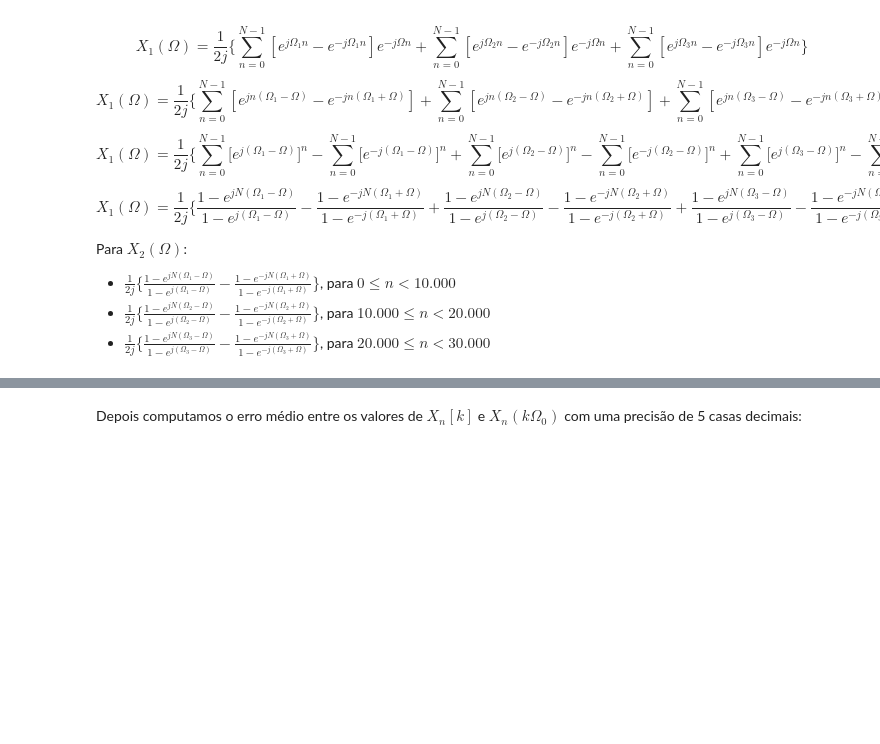
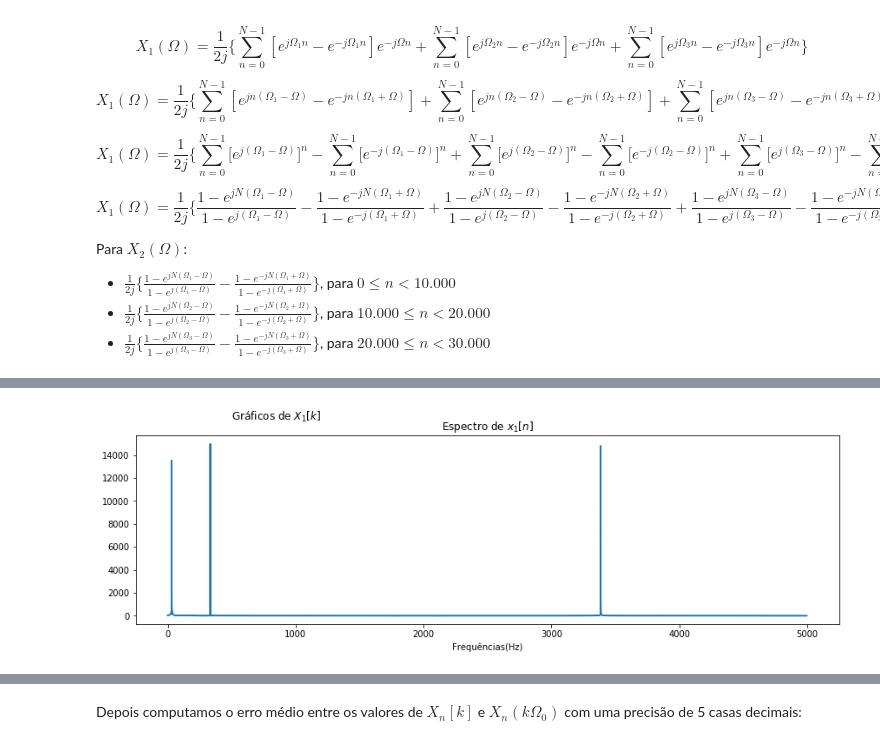
Before and after one commit to ecalasans/pds_-2, a Jupyter notebook: p2.ipynb, the cells around one changed output, grey strips where cells are left out. Saved outputs shown, nothing was run; the diff lists cells and outputs as text; code cells hidden in the pictures; blank space fills up the shorter version.

```diff
--- a/p2.ipynb
+++ b/p2.ipynb
@@ -213,0 +194,83 @@ x2FFT = np.fft.fft(x2_n.ys)
+# %%
+# Calcula o x1 para 3s
+x1_n = x1_t.make_wave(duration=3, start=0, framerate=FREQ_AMOSTRAGEM)
+
+# Tamanho do sinal
+tam_x1_n = len(x1_n)
+tam_x2_n = len(x2_n)
+
+# Resolução de frequência para 30000 pontos
+Omega0 = DOIS_PI/30000
+
+# Intervalo de frequências
+OmegaX1 = np.arange(0, tam_x1_n) * Omega0
+OmegaX2 = np.arange(0, tam_x2_n) * Omega0
+
+# FFT de x1[n]
+x1FFT = np.fft.fft(x1_n.ys)
+
+# FFT de x2[n]
+x2FFT = np.fft.fft(x2_n.ys)
+
+#Gráficos dos espectros
+# X1[k]
+freqsX1 = np.abs(np.fft.fftfreq(len(x1_n)))*FREQ_AMOSTRAGEM
+
+freqsX2 = np.abs(np.fft.fftfreq(len(x2_n)))*FREQ_AMOSTRAGEM
+
+plt.suptitle('Gráficos de $X_{1}[k]$')
+plt.plot(freqsX1, np.abs(x1FFT))
+plt.title(r"Espectro de $x_{1}[n]$")
+plt.xlabel('Frequências(Hz)')
+plt.subplots_adjust(right=2)
+plt.show()
+
+plt.subplot(1,3,1)
+plt.plot(freqsX1, np.abs(x1FFT), 'r')
+plt.title(r"Espectro de $x_{1}[n]$")
+plt.xlabel('Frequências(Hz)')
+plt.xlim(20, 40)
+
+plt.subplot(1,3,2)
+plt.plot(freqsX1, np.abs(x1FFT), 'g')
+plt.title(r"Espectro de $x_{1}[n]$")
+plt.xlabel('Frequências(Hz)')
+plt.xlim(20, 40)
+
+plt.subplot(1,3,3)
+plt.plot(freqsX1, np.abs(x1FFT), 'b')
+plt.title(r"Espectro de $x_{1}[n]$")
+plt.xlabel('Frequências(Hz)')
+plt.xlim(3340, 3420)
+plt.subplots_adjust(wspace=0.2, right=2)
+plt.show()
+
+# X2[k]
+plt.suptitle('Gráficos de $X_{2}[k]$')
+plt.plot(freqsX2, np.abs(x2FFT))
+plt.title(r"Espectro de $x_{2}[n]$")
+plt.xlabel('Frequências(Hz)')
+plt.subplots_adjust(right=2)
+plt.show()
+
+plt.subplot(1,3,1)
+plt.plot(freqsX2, np.abs(x2FFT), 'r')
+plt.title(r"Espectro de $x_{2}[n]$")
+plt.xlabel('Frequências(Hz)')
+plt.xlim(20, 40)
+
+plt.subplot(1,3,2)
+plt.plot(freqsX2, np.abs(x2FFT), 'g')
+plt.title(r"Espectro de $x_{2}[n]$")
+plt.xlabel('Frequências(Hz)')
+plt.xlim(20, 40)
+
+plt.subplot(1,3,3)
+plt.plot(freqsX2, np.abs(x2FFT), 'b')
+plt.title(r"Espectro de $x_{2}[n]$")
+plt.xlabel('Frequências(Hz)')
+plt.xlim(3340, 3420)
+plt.subplots_adjust(wspace=0.2, right=2)
+plt.show()
+# %% [output]
+[figure, added]
```
Also changed, not shown: parts of 6 cells of this notebook.
